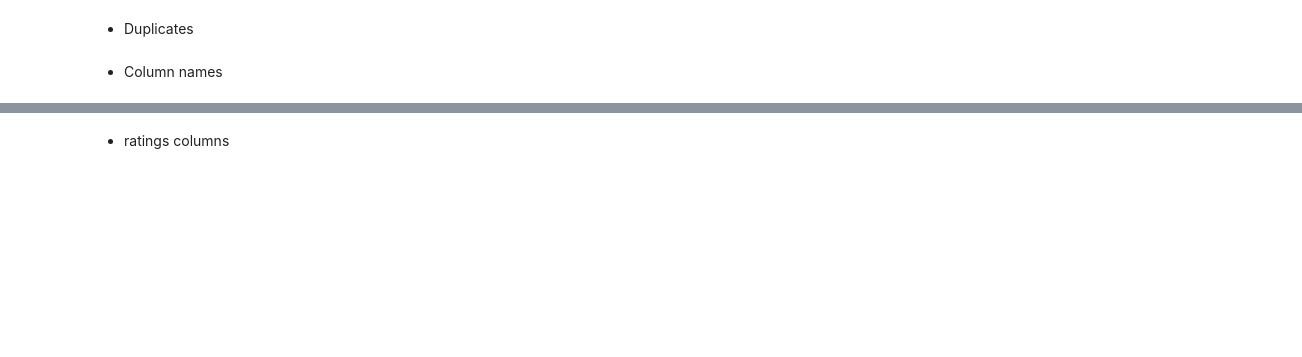
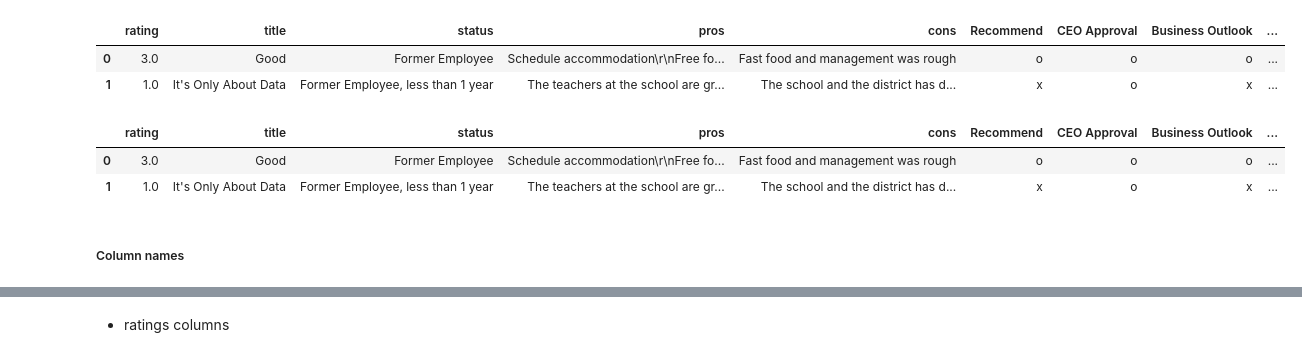
Before and after one commit to GitGamp/MYREPO, a Jupyter notebook: glassdoor_reviews_sample/data/01_data_cleaning.ipynb, the cells around one changed output, grey strips where cells are left out. Saved outputs shown, nothing was run; the diff lists cells and outputs as text; code cells hidden in the pictures; blank space fills up the shorter version.

```diff
--- a/glassdoor_reviews_sample/data/01_data_cleaning.ipynb
+++ b/glassdoor_reviews_sample/data/01_data_cleaning.ipynb
@@ -23,2 +89,0 @@ df.isna().sum().sort_values(ascending=False)
-# %% [markdown]
-- Duplicates
@@ -29,2 +90,18 @@ print('Duplicate rows: ', duplicates)
+# %%
+# Drop empty columns
+df = df.drop(columns='advice')
+
+df.head(2)
+# %% [output]
+|  | rating | title | status | pros | cons | Recommend | CEO Approval | Business Outlook | ... |
+| 0 | 3.0 | Good | Former Employee | Schedule accommodation\r\nFree fo... | Fast food and management was rough | o | o | o | ... |
+| 1 | 1.0 | It's Only About Data | Former Employee, less than 1 year | The teachers at the school are gr... | The school and the district has d... | x | o | x | ... |
+# %%
+df = df.drop(df.columns[17], axis=1)
+df.head(2)
+# %% [output]
+|  | rating | title | status | pros | cons | Recommend | CEO Approval | Business Outlook | ... |
+| 0 | 3.0 | Good | Former Employee | Schedule accommodation\r\nFree fo... | Fast food and management was rough | o | o | o | ... |
+| 1 | 1.0 | It's Only About Data | Former Employee, less than 1 year | The teachers at the school are gr... | The school and the district has d... | x | o | x | ... |
 # %% [markdown]
-- Column names
+##### Column names
```
Also changed, not shown: parts of 54 cells of this notebook, 2 other files.
